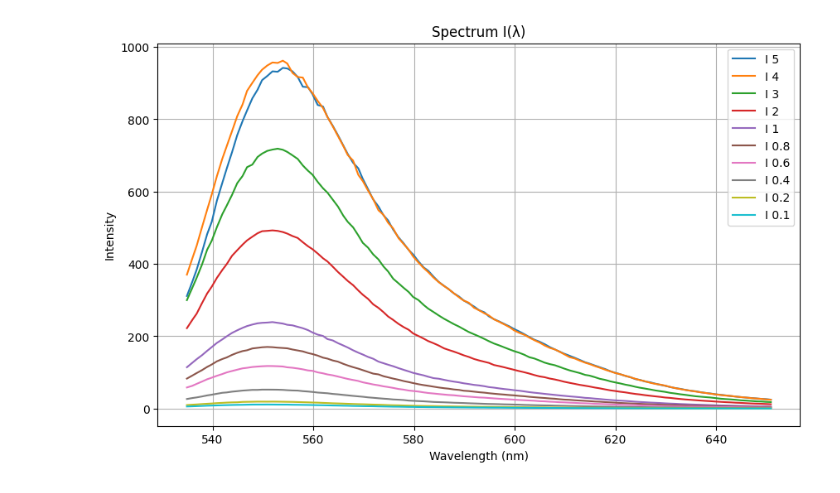
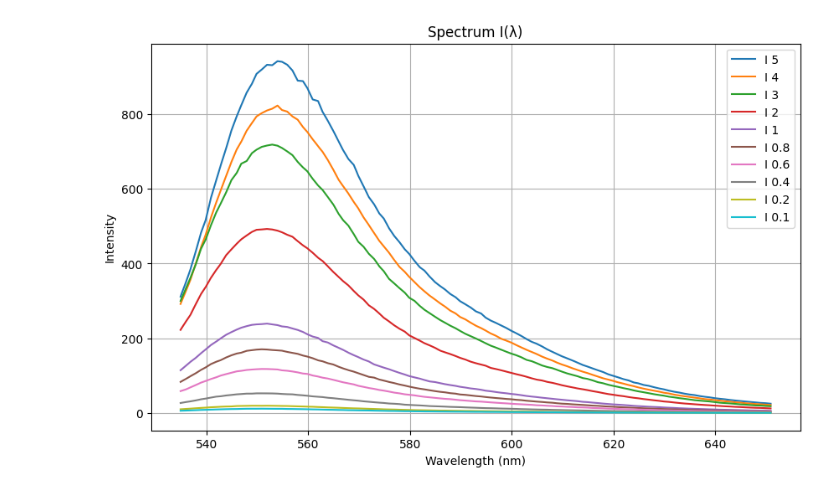
Before and after one commit to CarminatiGiovanni/LaboratorioBiofisica, a Jupyter notebook: FLUO1/assorbanza.ipynb, the cells around one changed output. Saved outputs shown, nothing was run; the diff lists cells and outputs as text; code cells hidden in the pictures.

```diff
--- a/FLUO1/assorbanza.ipynb
+++ b/FLUO1/assorbanza.ipynb
@@ -12,7 +13,7 @@ from labbiofisica import Interpolazione, final_val
 # %%
 filename = 'data/assorbanza_rodamina_concentrazioni_tot.csv'
 
-header = ['λ 5','I 5','no λ 4','no I 4','λ 4','I 4','λ 3','I 3','λ 2','I 2','λ 1','I 1','λ 0.8','I 0.8','λ 0.6','I 0.6','λ 0.4','I 0.4','λ 0.2','I 0.2','λ 0.1','I 0.1']
+header = ['λ 5','I 5','λ 4','I 4','no λ 4','no I 4','λ 3','I 3','λ 2','I 2','λ 1','I 1','λ 0.8','I 0.8','λ 0.6','I 0.6','λ 0.4','I 0.4','λ 0.2','I 0.2','λ 0.1','I 0.1']
 
 data = pd.read_csv(filename,sep=',',header=1,nrows=117)
 data = data.iloc[:, :-1] # drop last column
@@ -31,19 +32,20 @@ data.tail()
 C = [5,4,3,2,1,0.8,0.6,0.4,0.2,0.1] #mM
 # %%
 # Extracting the relevant columns for plotting
-wavelengths = ['λ 5', 'λ 4', 'λ 3', 'λ 2', 'λ 1', 'λ 0.8', 'λ 0.6', 'λ 0.4', 'λ 0.2', 'λ 0.1']
-intensities = ['I 5', 'I 4', 'I 3', 'I 2', 'I 1', 'I 0.8', 'I 0.6', 'I 0.4', 'I 0.2', 'I 0.1']
+WAVELENGHTS = ['λ 5', 'λ 4', 'λ 3', 'λ 2', 'λ 1', 'λ 0.8', 'λ 0.6', 'λ 0.4', 'λ 0.2', 'λ 0.1']
+INTENSITIES = ['I 5', 'I 4', 'I 3', 'I 2', 'I 1', 'I 0.8', 'I 0.6', 'I 0.4', 'I 0.2', 'I 0.1']
+CONCENTRATIONS=[5,4,3,2,1,0.8,0.6,0.4,0.2,0.1]
 
 # Plotting the spectrum
 plt.figure(figsize=(10, 6))
-for λ_col, I_col in zip(wavelengths, intensities):
+for λ_col, I_col in zip(WAVELENGHTS, INTENSITIES):
     plt.plot(data[λ_col], data[I_col],label=f'{I_col}')
 
 plt.xlabel('Wavelength (nm)')
 plt.ylabel('Intensity')
 plt.title('Spectrum I(λ)')
 plt.legend()
 plt.grid()
 plt.show()
 # %% [output]
-[figure, old version]
+[figure, new version]
```
Also changed, not shown: parts of 7 cells of this notebook.
